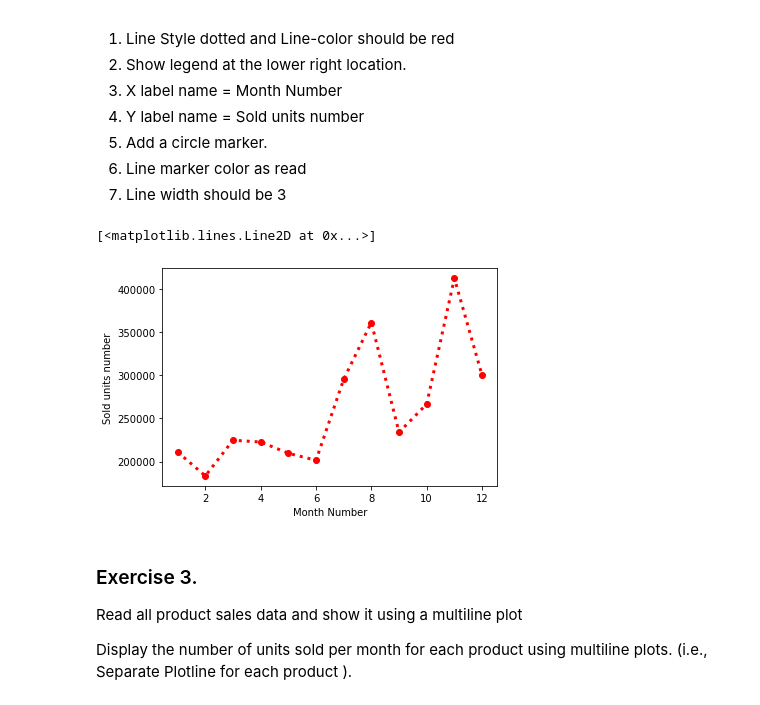
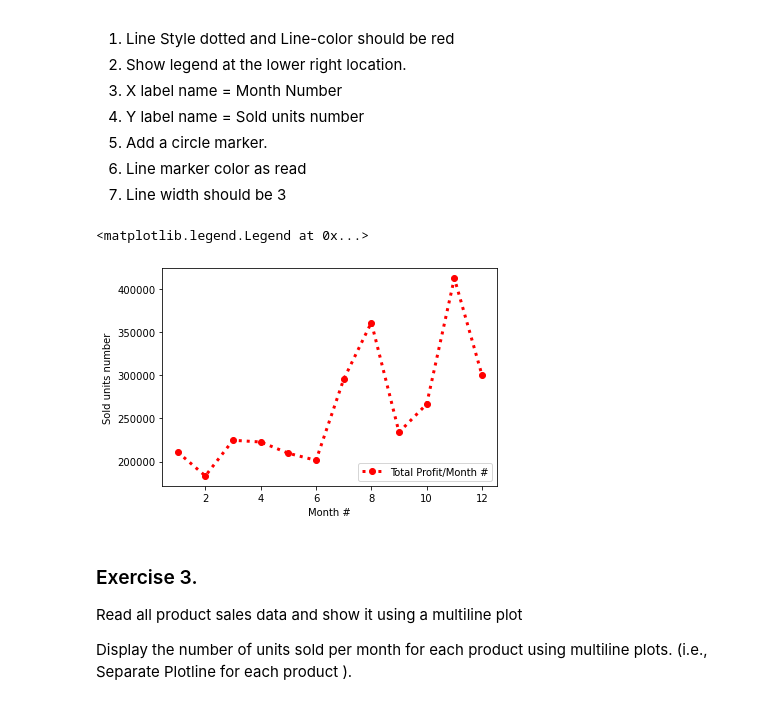
Before and after one commit to straightupcoding/Tech-Talent-South-Repository, a Jupyter notebook: Python_1/TTS.DS.06.2021/17-Exercises.ipynb, the cells around one changed output. Drawn from its saved outputs; the diff is of its cells as text; code cells hidden in the pictures.

```diff
--- a/Python_1/TTS.DS.06.2021/17-Exercises.ipynb
+++ b/Python_1/TTS.DS.06.2021/17-Exercises.ipynb
@@ -69,16 +69,16 @@ Generated line plot must include following Style properties:
 # %%
 # Exercise 2
 import matplotlib.pyplot as plt
 import pandas as pd
 import numpy as np
 data = pd.read_csv(r"C:\Users\aguan\Documents\company_sales_data.csv")
-
-plt.xlabel('Month Number')
+plt.xlabel('Month #')
 plt.ylabel('Sold units number')
-plt.plot(data["month_number"], data["total_profit"], c = "r", linestyle="dotted", linewidth="3", marker = "o")
+plt.plot(data["month_number"], data["total_profit"], c = "r", linestyle="dotted", linewidth="3", marker = "o", label = 'Total Profit/Month #')
+plt.legend(loc='lower right')
 # %% [output]
-[<matplotlib.lines.Line2D at 0x...>]
+<matplotlib.legend.Legend at 0x...>
-[figure, old version]
+[figure, new version]
 # %% [markdown]
 ### Exercise 3.
 
```
Also changed, not shown: parts of 4 cells of this notebook.
